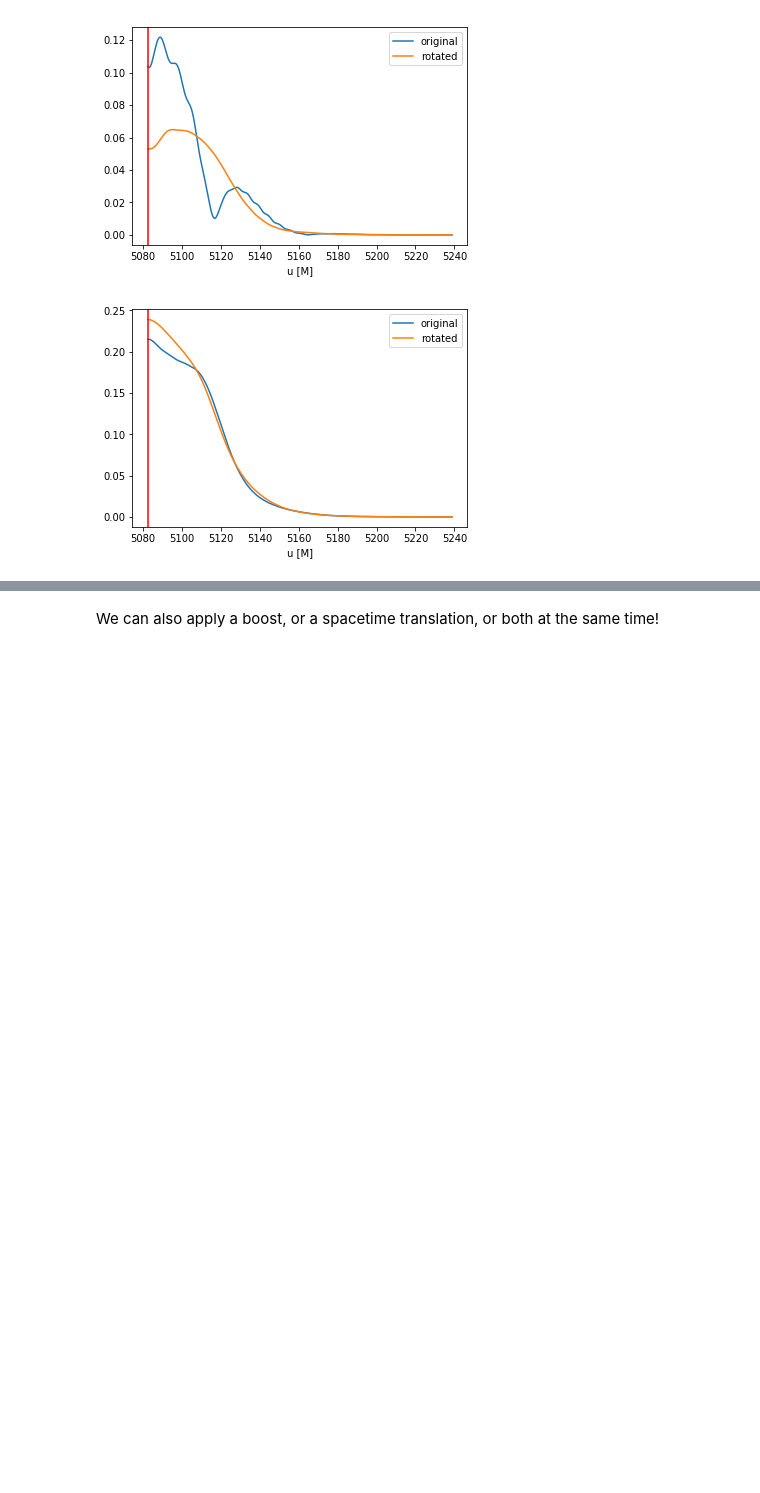
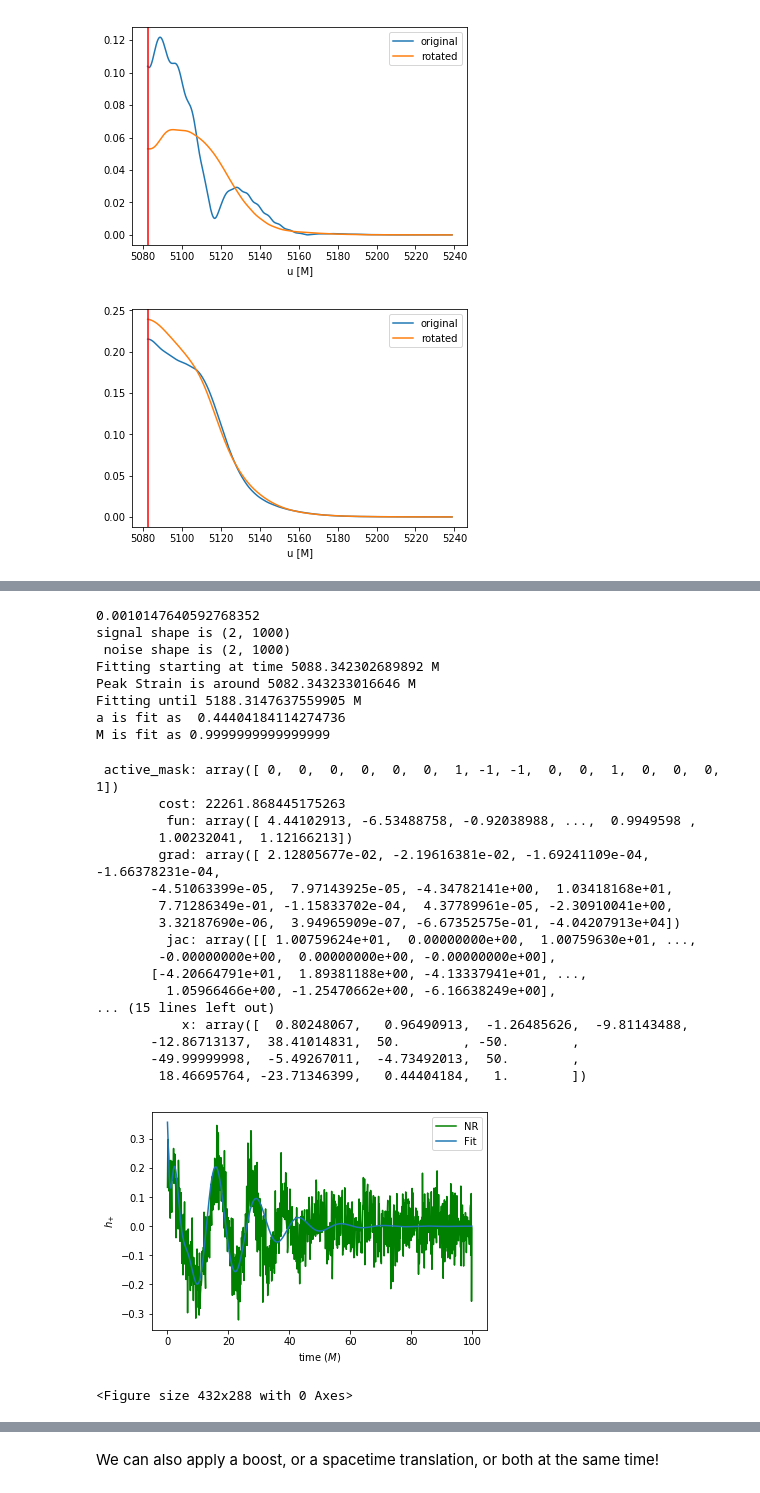
Before and after one commit to isaaclegred/qnm-fitting, a Jupyter notebook: Testing/scri_tutorial.ipynb, the cells around one changed output, grey strips where cells are left out. Drawn from its saved outputs; the diff is of its cells as text; code cells hidden in the pictures; blank space fills up the shorter version.

```diff
--- a/Testing/scri_tutorial.ipynb
+++ b/Testing/scri_tutorial.ipynb
@@ -296,7 +316,8 @@ ax.imag
 # %% [output]
 array([-0.16404426,  0.98645298,  0.        ])
 # %%
-r = quaternion.quaternion(np.cos(0.5*alpha), *np.sin(0.5*alpha)*ax.imag)
+eps = 1
+r = quaternion.quaternion(np.cos(eps*0.5*alpha), *np.sin(eps*0.5*alpha)*ax.imag)
 gamma = .1
 r_mod = quaternion.quaternion(np.cos(gamma), 0, 0, np.sin(gamma))*r
 # r = h_coprec.frame[14010]
@@ -308,9 +329,12 @@ theta = np.pi/4 # rotation angle
 rotor = np.concatenate([np.array([r_mod.real]),r_mod.imag ])
 #q = quaternion.quaternion(0,np.pi/2,0,0)
 #rotor = np.concatenate([np.array([q.real]),q.imag ])
+Yl2m2= np.transpose(np.stack([h.t, np.real(h.data[:, lm(l, m, h.ell_min)]),
+	                                  np.imag(h.data[:, lm(l, m, h.ell_min)])]))
 h_rot = h.transform(frame_rotation = rotor)
 l, m = 2, 2
-Yl2m2 = np.transpose(np.stack([h_rot.t, np.real(h_rot.data[:, lm(l, m, h.ell_min)]),
+
+Yl2m2_rot = np.transpose(np.stack([h_rot.t, np.real(h_rot.data[:, lm(l, m, h.ell_min)]),
 	                                  np.imag(h_rot.data[:, lm(l, m, h.ell_min)])]))
 for i in range(-2,3):
     l, m = 2,i
@@ -342,0 +363,31 @@ array([[-1.07967955e+02, -7.50602258e-05,  2.00784040e-03],
+# %%
+fit_qnm_modes_to_signal("/Users/isaaclegred/qnm-fitting/GetData/SXS_BBH_1975",
+                        Yl2m2, -60, 1000, include_noise=True)
+# %% [output]
+0.0010147640592768352
+signal shape is (2, 1000)
+ noise shape is (2, 1000)
+Fitting starting at time 5088.342302689892 M
+Peak Strain is around 5082.343233016646 M
+Fitting until 5188.3147637559905 M
+a is fit as  0.44404184114274736
+M is fit as 0.9999999999999999
+ active_mask: array([ 0,  0,  0,  0,  0,  0,  1, -1, -1,  0,  0,  1,  0,  0,  0,  1])
+        cost: 22261.868445175263
+         fun: array([ 4.44102913, -6.53488758, -0.92038988, ...,  0.9949598 ,
+        1.00232041,  1.12166213])
+        grad: array([ 2.12805677e-02, -2.19616381e-02, -1.69241109e-04, -1.66378231e-04,
+       -4.51063399e-05,  7.97143925e-05, -4.34782141e+00,  1.03418168e+01,
+        7.71286349e-01, -1.15833702e-04,  4.37789961e-05, -2.30910041e+00,
+        3.32187690e-06,  3.94965909e-07, -6.67352575e-01, -4.04207913e+04])
+         jac: array([[ 1.00759624e+01,  0.00000000e+00,  1.00759630e+01, ...,
+        -0.00000000e+00,  0.00000000e+00, -0.00000000e+00],
+       [-4.20664791e+01,  1.89381188e+00, -4.13337941e+01, ...,
+         1.05966466e+00, -1.25470662e+00, -6.16638249e+00],
+... (15 lines left out)
+           x: array([  0.80248067,   0.96490913,  -1.26485626,  -9.81143488,
+       -12.86713137,  38.41014831,  50.        , -50.        ,
+       -49.99999998,  -5.49267011,  -4.73492013,  50.        ,
+        18.46695764, -23.71346399,   0.44404184,   1.        ])
+[figure, added]
+<Figure size 432x288 with 0 Axes>
```
Also changed, not shown: parts of 32 cells of this notebook, 3 other files.
